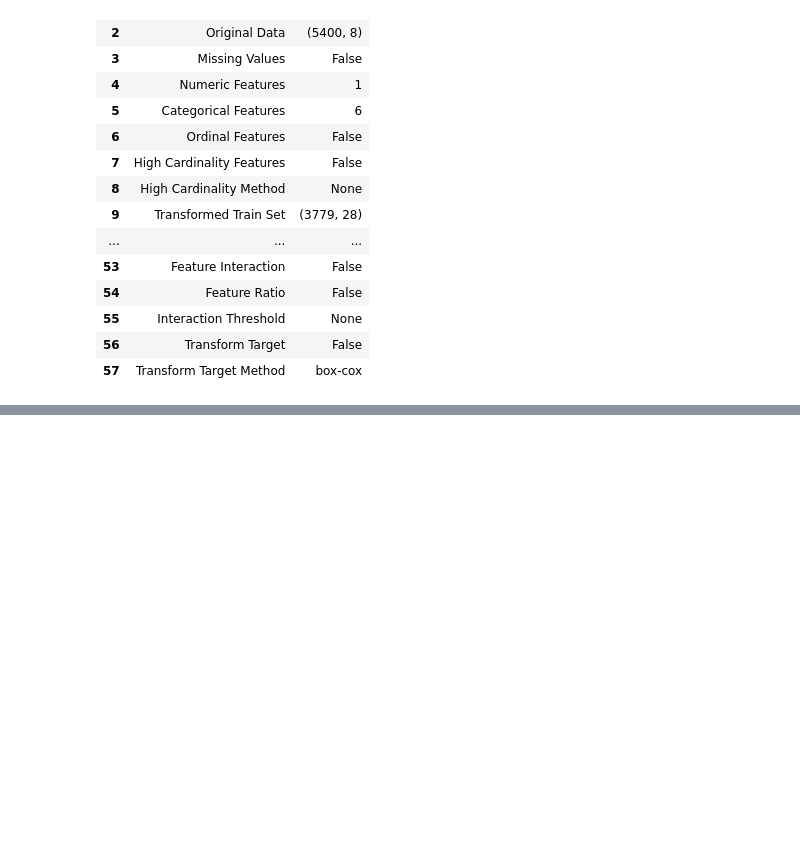
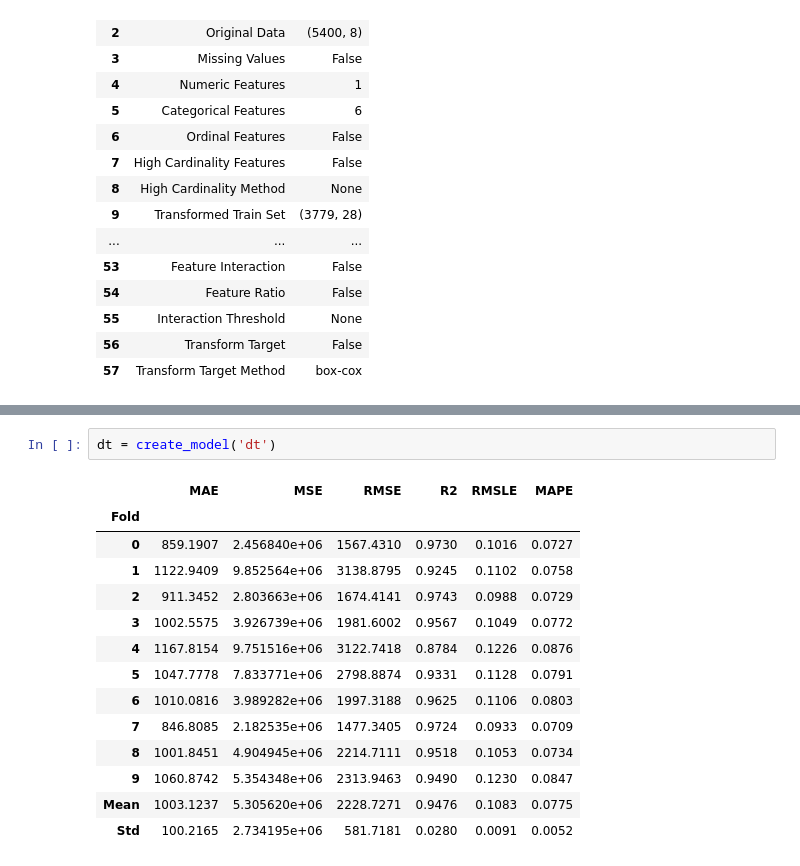
Before and after one commit to naadir95/AutoML, a Jupyter notebook: Diamond_regression.ipynb, the cells around one changed output, grey strips where cells are left out. Drawn from its saved outputs; the diff is of its cells as text; blank space fills up the shorter version.

```diff
--- a/Diamond_regression.ipynb
+++ b/Diamond_regression.ipynb
@@ -50,0 +71,17 @@ exp_reg101 = setup(data = data, target = 'Price', session_id = 123)
+# %%
+dt = create_model('dt')
+# %% [output]
+|  | MAE | MSE | RMSE | R2 | RMSLE | MAPE |
+| Fold |  |  |  |  |  |  |
+| 0 | 859.1907 | 2.456840e+06 | 1567.4310 | 0.9730 | 0.1016 | 0.0727 |
+| 1 | 1122.9409 | 9.852564e+06 | 3138.8795 | 0.9245 | 0.1102 | 0.0758 |
+| 2 | 911.3452 | 2.803663e+06 | 1674.4141 | 0.9743 | 0.0988 | 0.0729 |
+| 3 | 1002.5575 | 3.926739e+06 | 1981.6002 | 0.9567 | 0.1049 | 0.0772 |
+| 4 | 1167.8154 | 9.751516e+06 | 3122.7418 | 0.8784 | 0.1226 | 0.0876 |
+| 5 | 1047.7778 | 7.833771e+06 | 2798.8874 | 0.9331 | 0.1128 | 0.0791 |
+| 6 | 1010.0816 | 3.989282e+06 | 1997.3188 | 0.9625 | 0.1106 | 0.0803 |
+| 7 | 846.8085 | 2.182535e+06 | 1477.3405 | 0.9724 | 0.0933 | 0.0709 |
+| 8 | 1001.8451 | 4.904945e+06 | 2214.7111 | 0.9518 | 0.1053 | 0.0734 |
+| 9 | 1060.8742 | 5.354348e+06 | 2313.9463 | 0.9490 | 0.1230 | 0.0847 |
+| Mean | 1003.1237 | 5.305620e+06 | 2228.7271 | 0.9476 | 0.1083 | 0.0775 |
+| Std | 100.2165 | 2.734195e+06 | 581.7181 | 0.0280 | 0.0091 | 0.0052 |
```
Also changed, not shown: parts of 4 cells of this notebook.
